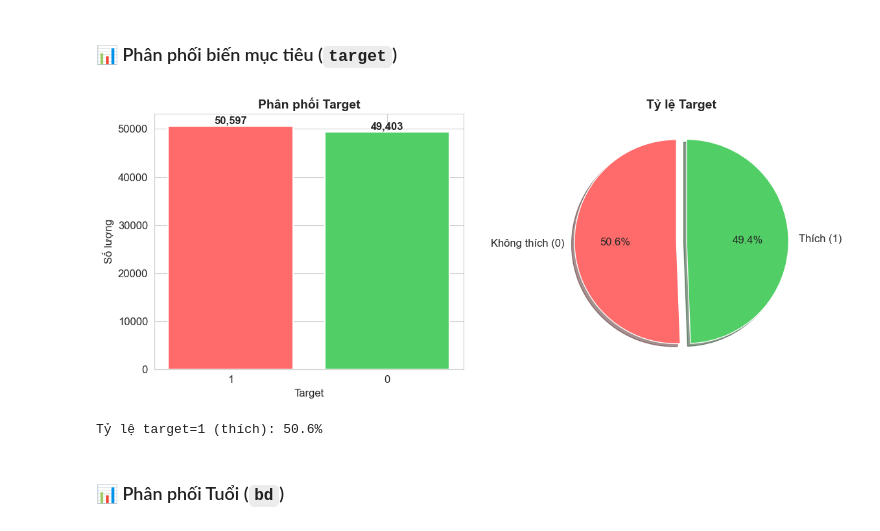
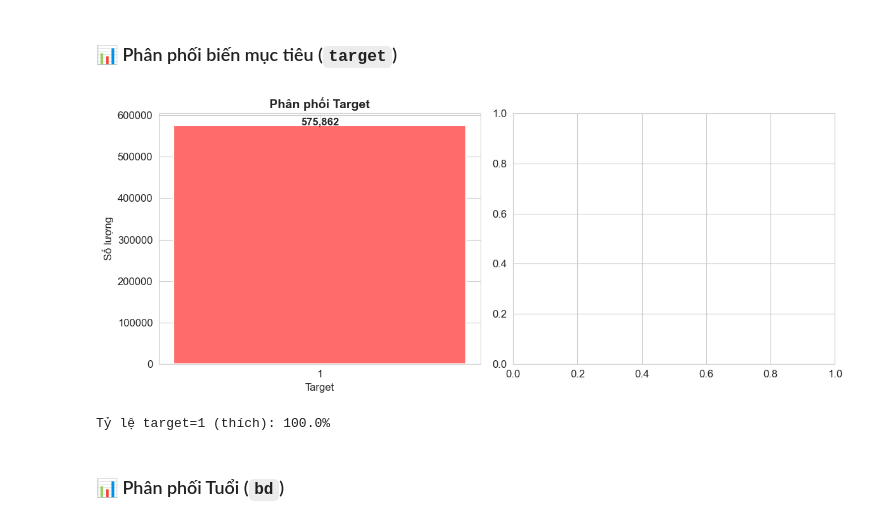
Before and after one commit to vuhuq25133/CDHTTT, a Jupyter notebook: 01_Data_Preparation.ipynb, the cells around one changed output. Drawn from its saved outputs; the diff is of its cells as text; code cells hidden in the pictures.

Commit message:
update filter

```diff
--- a/01_Data_Preparation.ipynb
+++ b/01_Data_Preparation.ipynb
@@ -36,9 +36,9 @@ print('✅ Import thư viện thành công!')
 DATA_PATH = 'kkbox_dataset/'
 
 # Load 4 file CSV
-train = pd.read_csv(DATA_PATH + 'train.csv')
-members = pd.read_csv(DATA_PATH + 'members.csv')
-songs = pd.read_csv(DATA_PATH + 'songs.csv')
+train = pd.read_csv(DATA_PATH + 'train_filtered.csv')
+members = pd.read_csv(DATA_PATH + 'members_filtered.csv')
+songs = pd.read_csv(DATA_PATH + 'songs_filtered.csv')
 extra_info = pd.read_csv(DATA_PATH + 'song_extra_info.csv')
 
 print('📁 Kích thước các bảng dữ liệu:')
@@ -181,7 +169,7 @@ Bảng `train.csv` có hơn **7 triệu dòng**, quá lớn để xử lý nhanh
 
 → Lấy ngẫu nhiên **100,000 dòng** (random_state=42 để tái tạo kết quả).
 # %%
-SAMPLE_SIZE = 100_000
+SAMPLE_SIZE = 3000000
 
 train_sample = train.sample(n=SAMPLE_SIZE, random_state=42)
 print(f'✅ Đã lấy mẫu: {train_sample.shape[0]:,} dòng từ {train.shape[0]:,} dòng')
@@ -286,29 +302,29 @@ Trực quan hóa phân phối các cột quan trọng để hiểu đặc điể
 # %%
 fig, axes = plt.subplots(1, 2, figsize=(12, 5))
 
 # Biểu đồ cột
 target_counts = df['target'].value_counts()
 colors = ['#ff6b6b', '#51cf66']
 axes[0].bar(target_counts.index.astype(str), target_counts.values, color=colors, edgecolor='white', linewidth=1.5)
 axes[0].set_title('Phân phối Target', fontsize=14, fontweight='bold')
 axes[0].set_xlabel('Target')
 axes[0].set_ylabel('Số lượng')
 for i, v in enumerate(target_counts.values):
     axes[0].text(i, v + 500, f'{v:,}', ha='center', fontweight='bold')
 
 # Biểu đồ tròn
-axes[1].pie(target_counts.values, labels=['Không thích (0)', 'Thích (1)'],
-           autopct='%1.1f%%', colors=colors, startangle=90,
-           explode=(0.05, 0.05), shadow=True)
-axes[1].set_title('Tỷ lệ Target', fontsize=14, fontweight='bold')
+# axes[1].pie(target_counts.values, labels=['Không thích (0)', 'Thích (1)'],
+#            autopct='%1.1f%%', colors=colors, startangle=90,
+#            explode=(0.05, 0.05), shadow=True)
+# axes[1].set_title('Tỷ lệ Target', fontsize=14, fontweight='bold')
 
 plt.tight_layout()
 plt.savefig('processed_data/eda_target.png', dpi=150, bbox_inches='tight')
 plt.show()
 print(f'Tỷ lệ target=1 (thích): {df["target"].mean()*100:.1f}%')
 # %% [output]
-[figure, old version]
+[figure, new version]
-Tỷ lệ target=1 (thích): 50.6%
+Tỷ lệ target=1 (thích): 100.0%
 # %% [markdown]
 ### 📊 Phân phối Tuổi (`bd`)
 # %%
```
Also changed, not shown: parts of 16 cells of this notebook, 14 other files.
